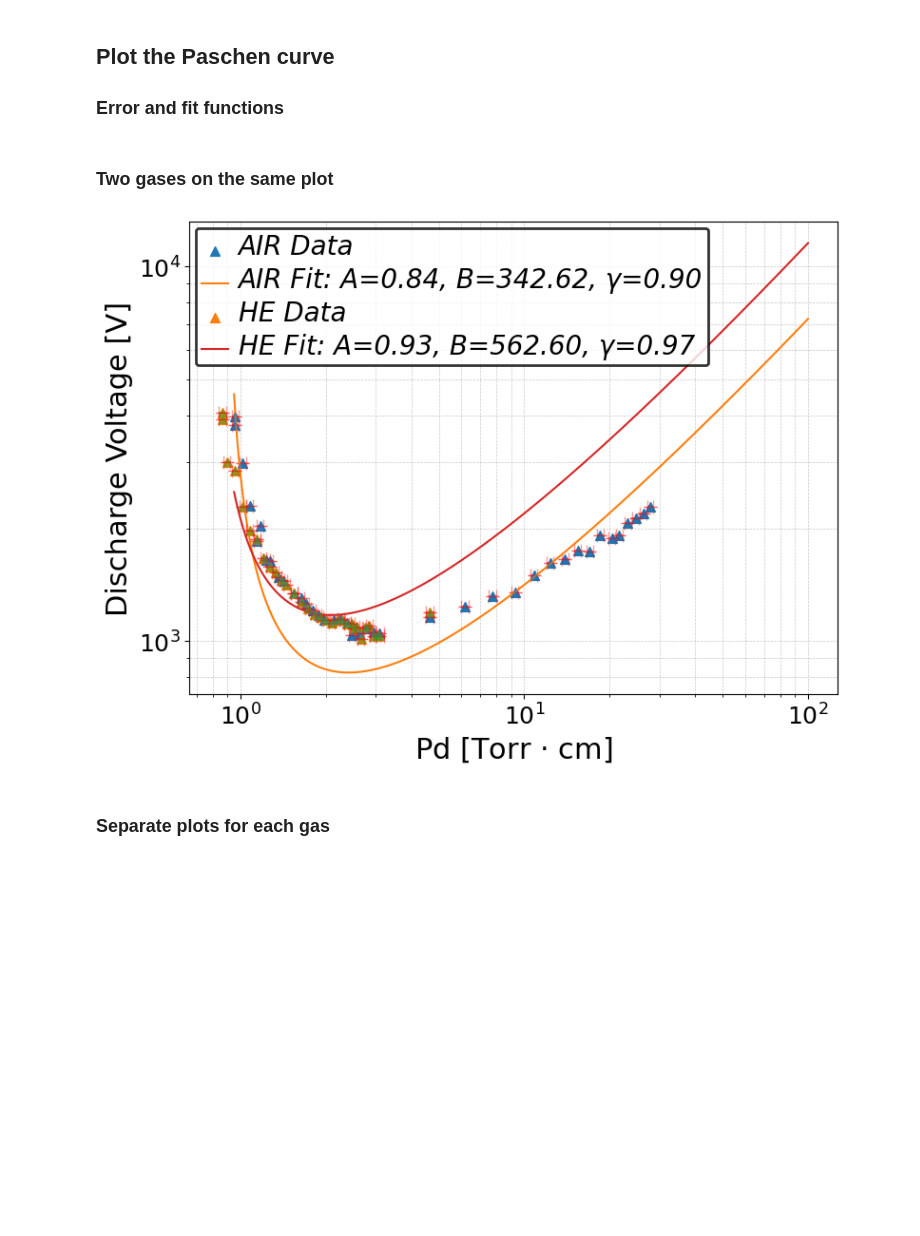
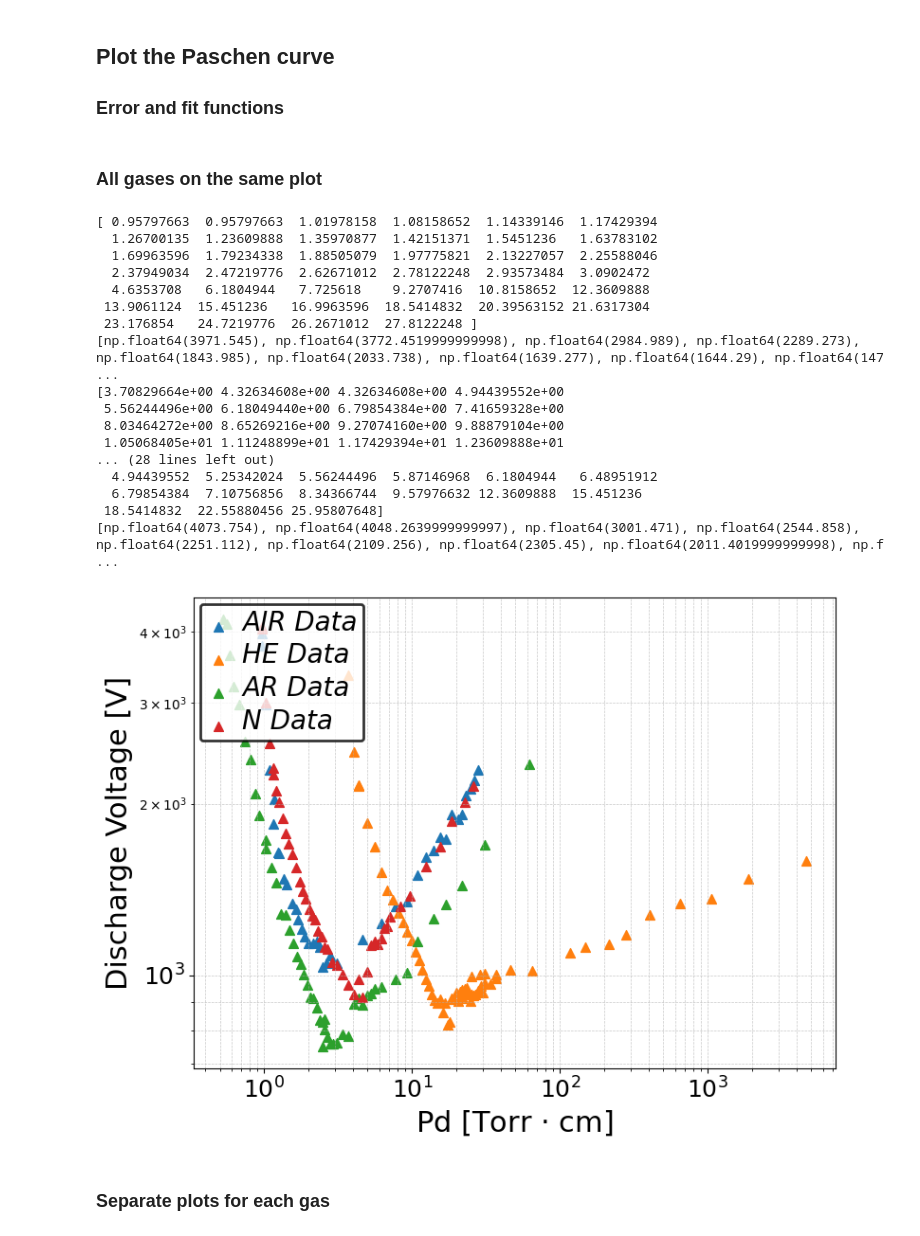
Before and after one commit to ferocitoo/TP3, a Jupyter notebook: TP_Plasma/Discharge.ipynb, the cells around one changed output. Cells and saved outputs as stored; diff of their text form; code cells hidden in the pictures; blank space fills up the shorter version.

```diff
--- a/TP_Plasma/Discharge.ipynb
+++ b/TP_Plasma/Discharge.ipynb
@@ -69,25 +69,23 @@ for i, (gas, N) in enumerate(zip(Gases, Ns)):
 
 dt = 0.401
 # %%
-#plot
-xlabel = "Time (s)"
-ylabel = "Voltage (V)"
+# #plot
+# xlabel = "Time (s)"
+# ylabel = "Voltage (V)"
 
-for g in range(len(Gases)):
-    #plot for air
-    ax,fig = u.create_figure_and_apply_format((8,6),xlabel=xlabel, ylabel=ylabel)
+# for g in range(len(Gases)):
+#     #plot for air
+#     ax,fig = u.create_figure_and_apply_format((8,6),xlabel=xlabel, ylabel=ylabel)
 
-    for i in range(len(Vs[g])):
-        if i < 20 :
-            continue
-        V = np.array(Vs[g][i])
-        t = np.linspace(0, (len(V) - 1) * dt, len(V))
+#     for i in range(len(Vs[g])):
+#         V = np.array(Vs[g][i])
+#         t = np.linspace(0, (len(V) - 1) * dt, len(V))
 
-        # ax.plot(t,V, label=f'P = {Ps[i-1]} mbar')
-        ax.plot(t,V)
+#         # ax.plot(t,V, label=f'P = {Ps[i-1]} mbar')
+#         ax.plot(t,V)
 
-        ax.set_xlim(0, 30)
+#         ax.set_xlim(0, 30)
 
 
-    u.set_legend_properties(ax)
-    plt.show()
+#     u.set_legend_properties(ax)
+#     plt.show()
@@ -140,29 +142,49 @@ def fit_offset(pd, A, B, C, D,E):
 # %% [markdown]
-### Two gases on the same plot
+### All gases on the same plot
 # %%
 
 
 # Plot all gases in the same plot
 ax, fig = u.create_figure_and_apply_format((8, 6), xlabel=r"Pd [Torr $\cdot$ cm]", ylabel="Discharge Voltage [V]")
 
 for g in range(len(Gases)):
     # Scatter plot for each gas
-    ax.scatter(Ps_torr[g] * d, discharge_Vs[g], label=f'{Gases[g]} Data', marker='^', s=50)
-    ax.errorbar(Ps_torr[g] * d, discharge_Vs[g], xerr=pd_error[g], yerr=0.1, fmt='^', ecolor='red', capsize=5, alpha=0.4)
+    pd = Ps_torr[g] * d
+    discharge_V = discharge_Vs[g]
 
-    # Fit and plot for each gas
-    popt, pcov = curve_fit(fit, Ps_torr[g] * d, discharge_Vs[g], p0=[1, 1, 1], bounds=([0, 0, 0], [np.inf, np.inf, np.inf]), maxfev=10000)
-    pd_fit = np.linspace(0.95, 100, 100000)
-    ax.plot(pd_fit, fit(pd_fit, *popt), label=f'{Gases[g]} Fit: A={popt[0]:.2f}, B={popt[1]:.2f}, γ={popt[2]:.2f}')
+    print(pd)
+    print(discharge_V)
+
+    ax.scatter(pd, discharge_V, label=f'{Gases[g]} Data', marker='^', s=50)
+    # ax.plot(pd, discharge_V, label=f'{Gases[g]} Data', linestyle='--')
+    # ax.errorbar(pd, discharge_V, xerr=pd_error[g], yerr=0.1, fmt='^', ecolor='red', capsize=5, alpha=0.4)
 
 
 ax.set_xscale('log')
 ax.set_yscale('log')
+
 u.set_legend_properties(ax, loc="upper left")
 plt.grid(True, which="both", linestyle="--", linewidth=0.5, alpha=0.7)
 plt.show()
 # %% [output]
+[ 0.95797663  0.95797663  1.01978158  1.08158652  1.14339146  1.17429394
+  1.26700135  1.23609888  1.35970877  1.42151371  1.5451236   1.63783102
+  1.69963596  1.79234338  1.88505079  1.97775821  2.13227057  2.25588046
+  2.37949034  2.47219776  2.62671012  2.78122248  2.93573484  3.0902472
+  4.6353708   6.1804944   7.725618    9.2707416  10.8158652  12.3609888
+ 13.9061124  15.451236   16.9963596  18.5414832  20.39563152 21.6317304
+ 23.176854   24.7219776  26.2671012  27.8122248 ]
+[np.float64(3971.545), np.float64(3772.4519999999998), np.float64(2984.989), np.float64(2289.273), np.float64(1843.985), np.float64(2033.738), np.float64(1639.277), np.float64(1644.29), np.float64(147 ...
+[3.70829664e+00 4.32634608e+00 4.32634608e+00 4.94439552e+00
+ 5.56244496e+00 6.18049440e+00 6.79854384e+00 7.41659328e+00
+ 8.03464272e+00 8.65269216e+00 9.27074160e+00 9.88879104e+00
+ 1.05068405e+01 1.11248899e+01 1.17429394e+01 1.23609888e+01
+... (28 lines left out)
+  4.94439552  5.25342024  5.56244496  5.87146968  6.1804944   6.48951912
+  6.79854384  7.10756856  8.34366744  9.57976632 12.3609888  15.451236
+ 18.5414832  22.55880456 25.95807648]
+[np.float64(4073.754), np.float64(4048.2639999999997), np.float64(3001.471), np.float64(2544.858), np.float64(2251.112), np.float64(2109.256), np.float64(2305.45), np.float64(2011.4019999999998), np.f ...
-[figure, old version]
+[figure, new version]
 # %% [markdown]
 ### Separate plots for each gas
 # %%
```
Also changed, not shown: parts of 12 cells of this notebook, 1 other file.
